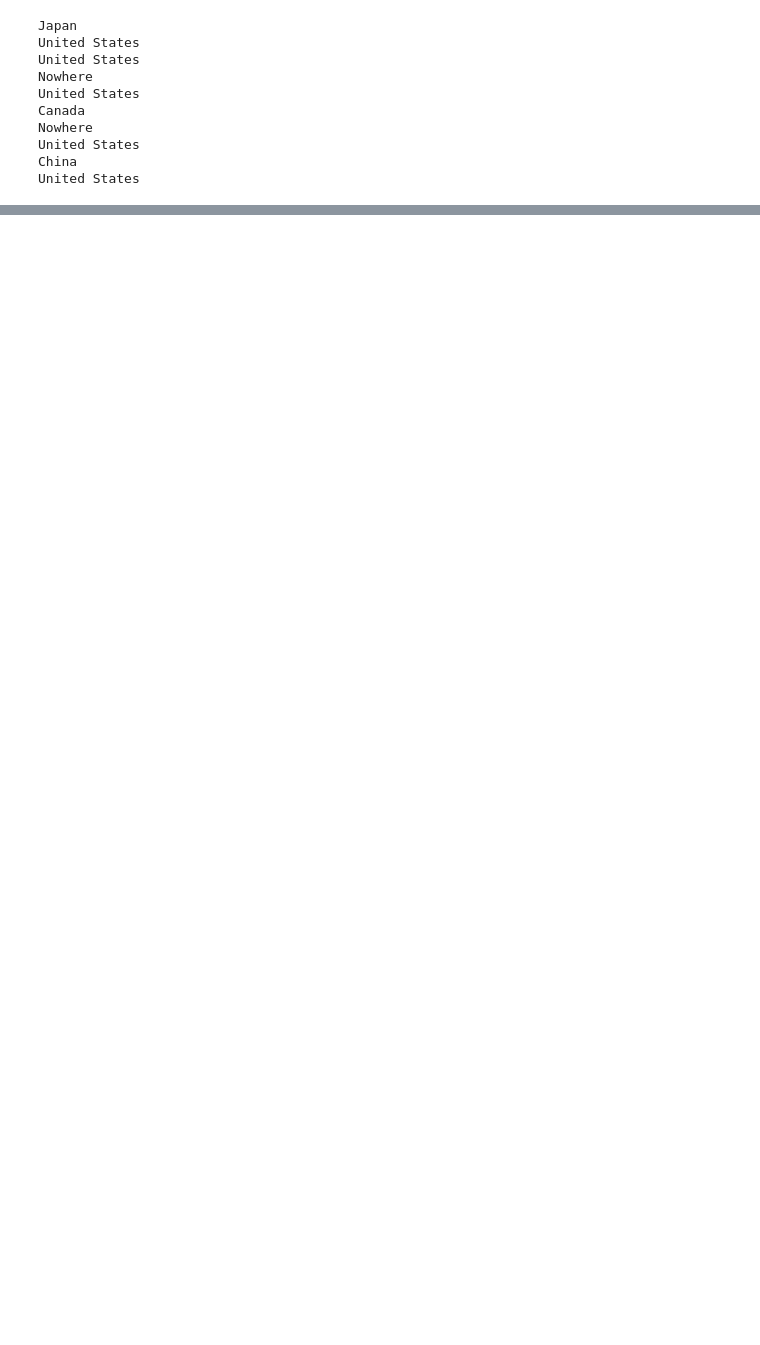
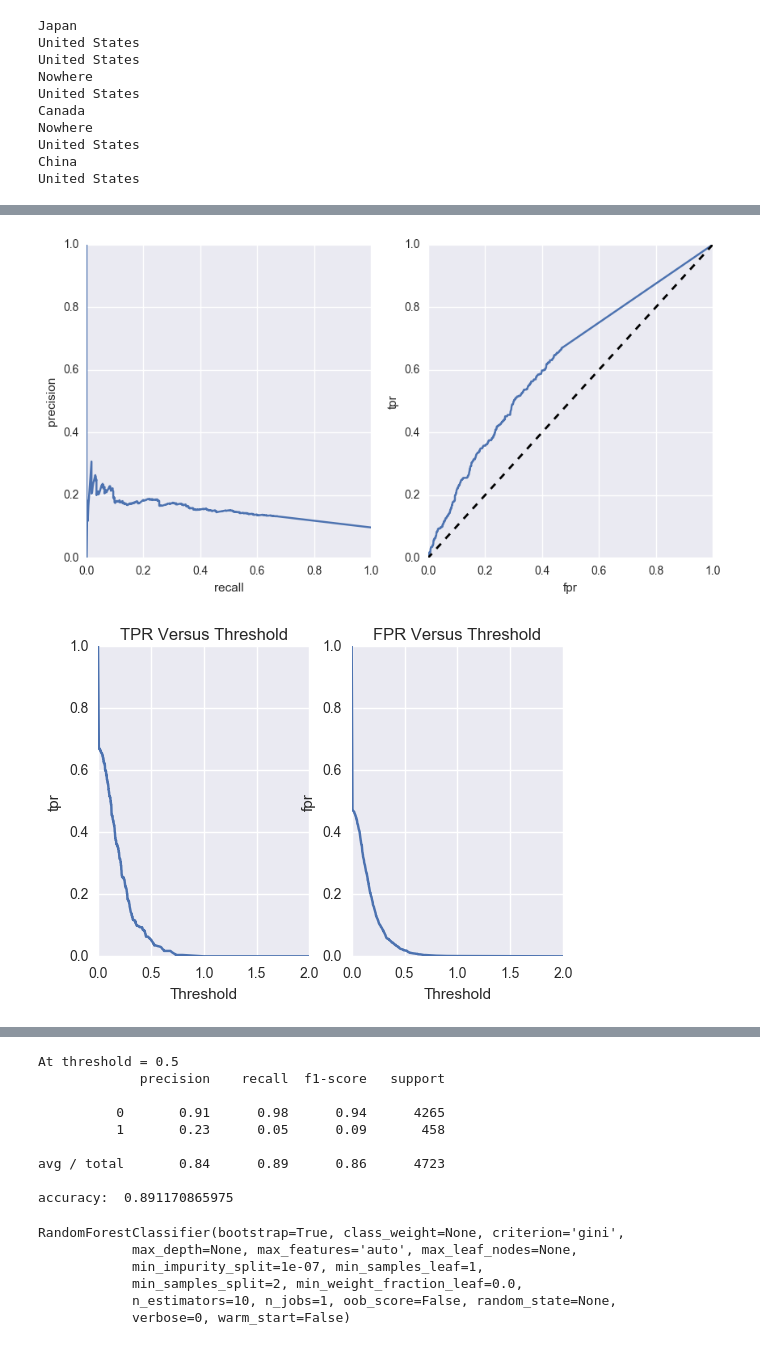
Before and after one commit to cwczarnik/DataScienceBootcamp_DC, a Jupyter notebook: Fraud_Activities/Fraud_analysis.ipynb, the cells around one changed output, grey strips where cells are left out. Drawn from its saved outputs; the diff is of its cells as text; code cells hidden in the pictures; blank space fills up the shorter version.

```diff
--- a/Fraud_Activities/Fraud_analysis.ipynb
+++ b/Fraud_Activities/Fraud_analysis.ipynb
@@ -104,0 +172,11 @@ fraud_eighth.head()
+# %%
+from random_forest_classifier_and_analysis import *
+from sklearn.ensemble import RandomForestClassifier
+rfc = RandomForestClassifier()
+features = fraud_eighth[['purchase_value','age']]
+target = fraud_eighth['class']
+# %%
+rfc_model_analysis(rfc,features,target)
+# %% [output]
+[figure, added]
+[figure, added]
@@ -104,0 +184,15 @@ fraud_eighth.head()
+At threshold = 0.5
+             precision    recall  f1-score   support
+
+          0       0.91      0.98      0.94      4265
+          1       0.23      0.05      0.09       458
+
+avg / total       0.84      0.89      0.86      4723
+
+accuracy:  0.891170865975
+RandomForestClassifier(bootstrap=True, class_weight=None, criterion='gini',
+            max_depth=None, max_features='auto', max_leaf_nodes=None,
+            min_impurity_split=1e-07, min_samples_leaf=1,
+            min_samples_split=2, min_weight_fraction_leaf=0.0,
+            n_estimators=10, n_jobs=1, oob_score=False, random_state=None,
+            verbose=0, warm_start=False)
```
Also changed, not shown: parts of 21 cells of this notebook, 2 other files.
